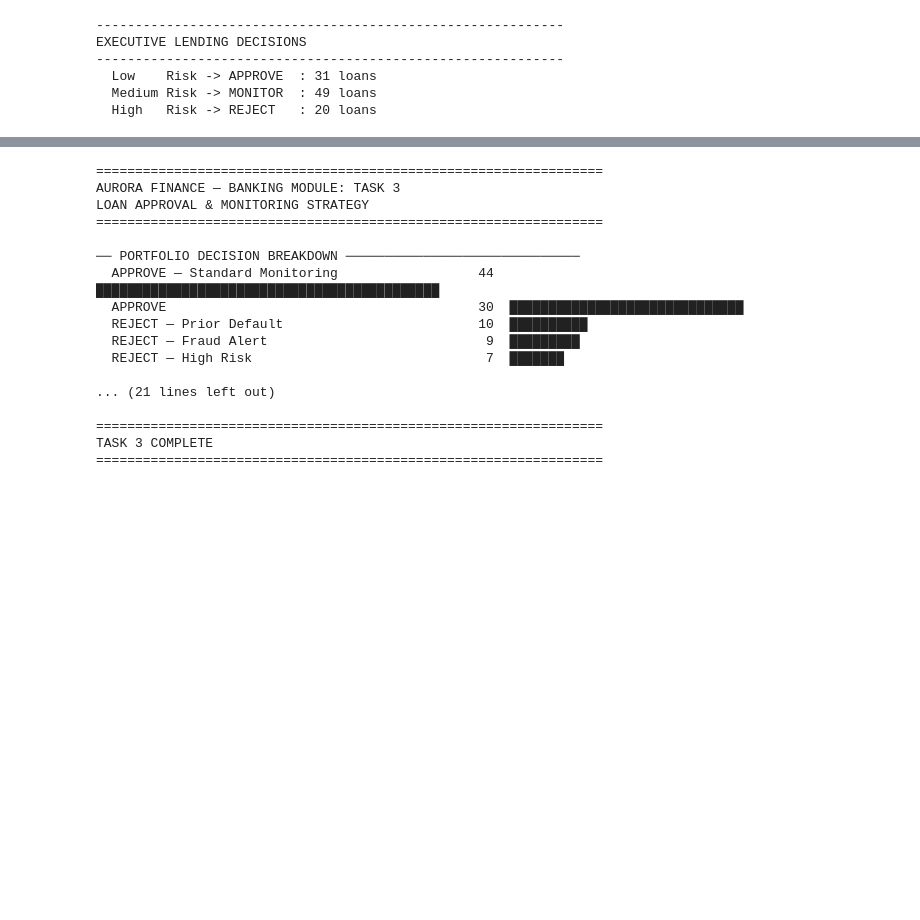
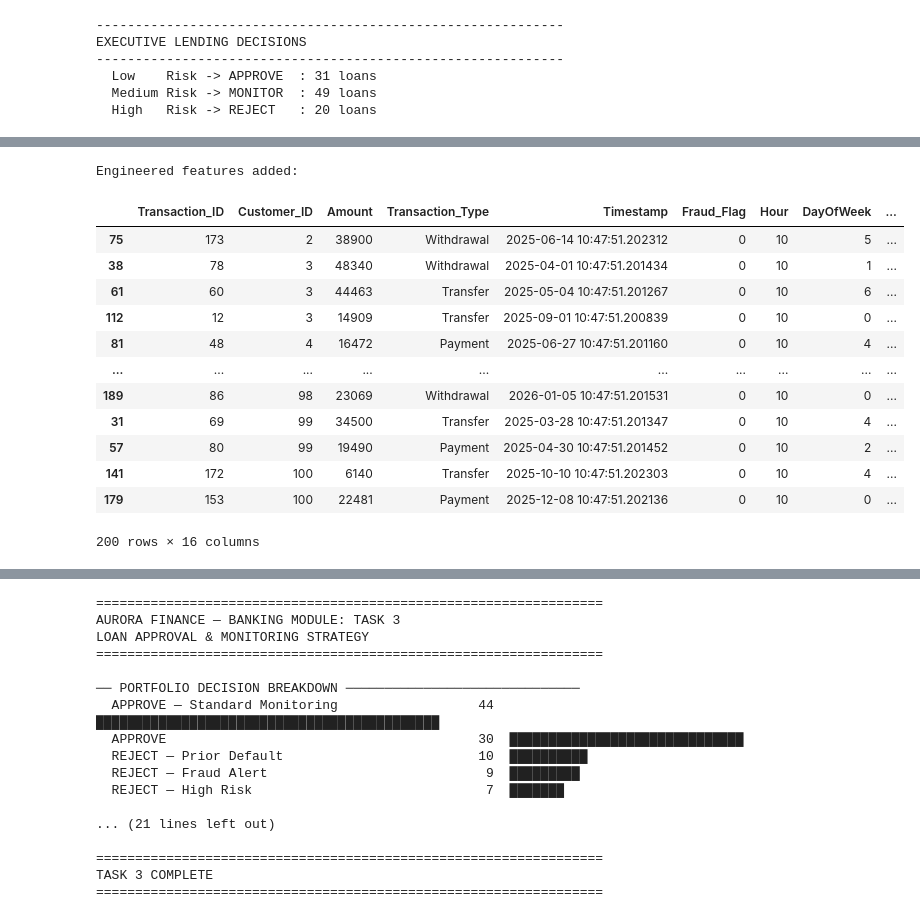
Before and after one commit to ruksad/Corporate_finance_ML_decisions, a Jupyter notebook: Step2_banking_module_loan_portfolio_fraud_detect_explainability.ipynb, the cells around one changed output, grey strips where cells are left out. Cells and saved outputs as stored; diff of their text form; code cells hidden in the pictures; blank space fills up the shorter version.

```diff
--- a/Step2_banking_module_loan_portfolio_fraud_detect_explainability.ipynb
+++ b/Step2_banking_module_loan_portfolio_fraud_detect_explainability.ipynb
@@ -770,0 +491,53 @@ PIPELINE COMPLETE
+# %%
+# =============================================================================
+# 2.  FEATURE ENGINEERING
+# =============================================================================
+df["Timestamp"] = pd.to_datetime(df["Timestamp"])
+df = df.sort_values("Timestamp").reset_index(drop=True)
+
+# Time-based features
+df["Hour"]       = df["Timestamp"].dt.hour
+df["DayOfWeek"]  = df["Timestamp"].dt.dayofweek   # 0=Mon, 6=Sun
+df["IsWeekend"]  = (df["DayOfWeek"] >= 5).astype(int)
+df["IsNightTxn"] = ((df["Hour"] < 6) | (df["Hour"] >= 22)).astype(int)
+
+# Amount-based features (per-customer normalisation)
+cust_stats = df.groupby("Customer_ID")["Amount"].agg(["mean", "std"]).rename(
+    columns={"mean": "Cust_Amt_Mean", "std": "Cust_Amt_Std"}
+)
+df = df.join(cust_stats, on="Customer_ID")
+df["Cust_Amt_Std"]   = df["Cust_Amt_Std"].fillna(1)          # single-txn customers
+df["Amount_ZScore"]  = (df["Amount"] - df["Cust_Amt_Mean"]) / df["Cust_Amt_Std"]
+df["Amount_Log"]     = np.log1p(df["Amount"])
+
+# Transaction velocity — count per customer in rolling 24-hr window
+# INFO: Implement actual rolling count instead of cumulative count for more accuracy, but this is a simplified version due to time constraints.
+df = df.sort_values(["Customer_ID", "Timestamp"])
+df["Velocity_24h"] = (
+    df.groupby("Customer_ID")["Timestamp"]
+      .transform(lambda s: s.expanding().count())
+)
+
+# Transaction type encoding
+le = LabelEncoder()
+df["TxnType_Enc"] = le.fit_transform(df["Transaction_Type"])
+
+print("\nEngineered features added:")
+new_cols = ["Hour","DayOfWeek","IsWeekend","IsNightTxn",
+            "Amount_ZScore","Amount_Log","Velocity_24h","TxnType_Enc","Cust_Amt_Std","Timestamp"]
+df.round(2)
+# %% [output]
+Engineered features added:
+|  | Transaction_ID | Customer_ID | Amount | Transaction_Type | Timestamp | Fraud_Flag | Hour | DayOfWeek | ... |
+| 75 | 173 | 2 | 38900 | Withdrawal | 2025-06-14 10:47:51.202312 | 0 | 10 | 5 | ... |
+| 38 | 78 | 3 | 48340 | Withdrawal | 2025-04-01 10:47:51.201434 | 0 | 10 | 1 | ... |
+| 61 | 60 | 3 | 44463 | Transfer | 2025-05-04 10:47:51.201267 | 0 | 10 | 6 | ... |
+| 112 | 12 | 3 | 14909 | Transfer | 2025-09-01 10:47:51.200839 | 0 | 10 | 0 | ... |
+| 81 | 48 | 4 | 16472 | Payment | 2025-06-27 10:47:51.201160 | 0 | 10 | 4 | ... |
+| ... | ... | ... | ... | ... | ... | ... | ... | ... | ... |
+| 189 | 86 | 98 | 23069 | Withdrawal | 2026-01-05 10:47:51.201531 | 0 | 10 | 0 | ... |
+| 31 | 69 | 99 | 34500 | Transfer | 2025-03-28 10:47:51.201347 | 0 | 10 | 4 | ... |
+| 57 | 80 | 99 | 19490 | Payment | 2025-04-30 10:47:51.201452 | 0 | 10 | 2 | ... |
+| 141 | 172 | 100 | 6140 | Transfer | 2025-10-10 10:47:51.202303 | 0 | 10 | 4 | ... |
+| 179 | 153 | 100 | 22481 | Payment | 2025-12-08 10:47:51.202136 | 0 | 10 | 0 | ... |
+200 rows × 16 columns
```
Also changed, not shown: parts of 9 cells of this notebook, 8 other files.
